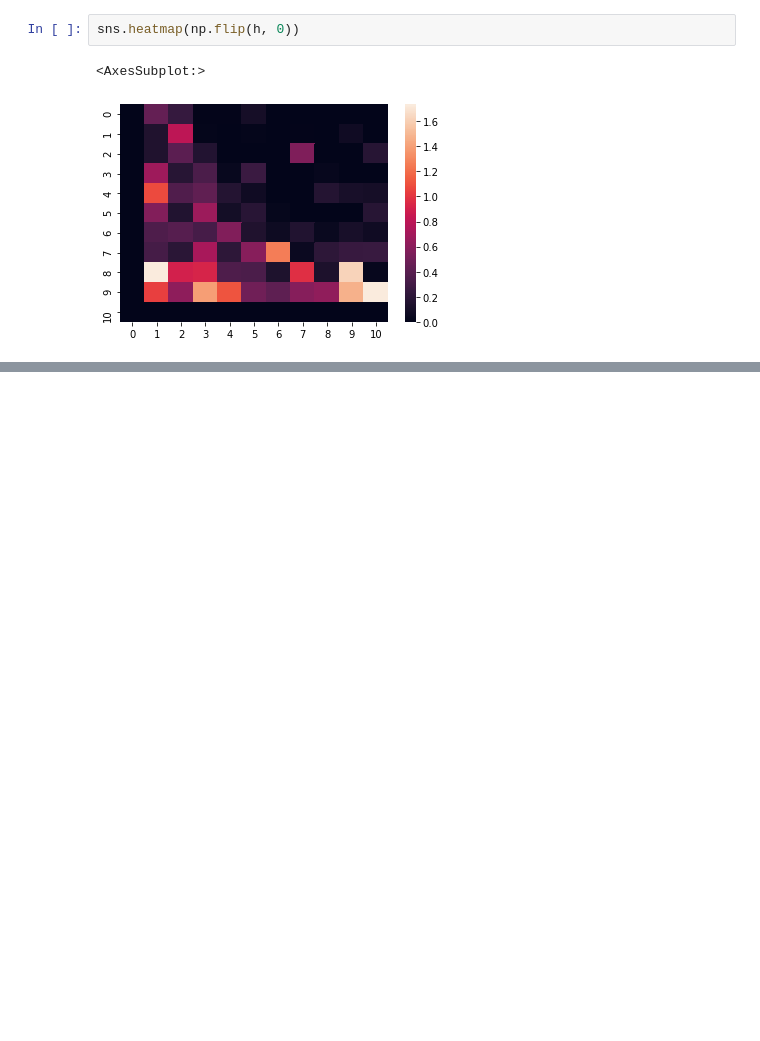
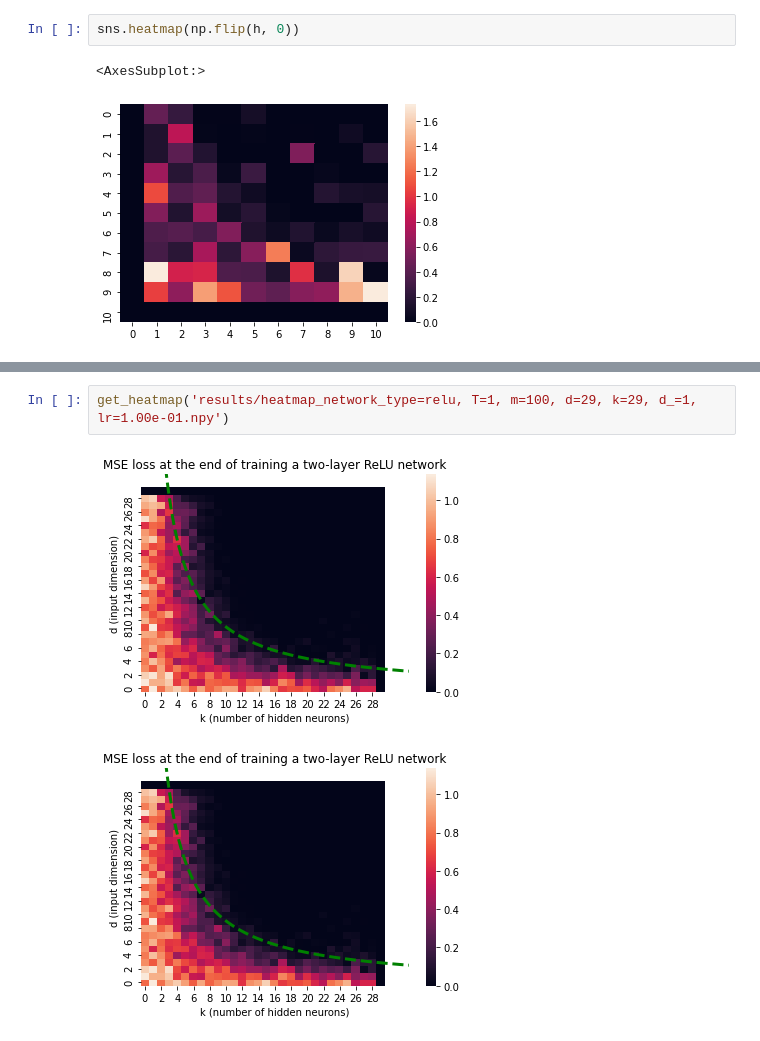
Before and after one commit to keyboardAnt/Decoupling-Gating-From-Linearity, a Jupyter notebook: heatmap.ipynb, the cells around one changed output, grey strips where cells are left out. Drawn from its saved outputs; the diff is of its cells as text; blank space fills up the shorter version.

```diff
--- a/heatmap.ipynb
+++ b/heatmap.ipynb
@@ -18,0 +79,5 @@ sns.heatmap(np.flip(h, 0))
+# %%
+get_heatmap('results/heatmap_network_type=relu, T=1, m=100, d=29, k=29, d_=1, lr=1.00e-01.npy')
+# %% [output]
+[figure, added]
+[figure, added]
```
Also changed, not shown: parts of 7 cells of this notebook, 7 other files.
